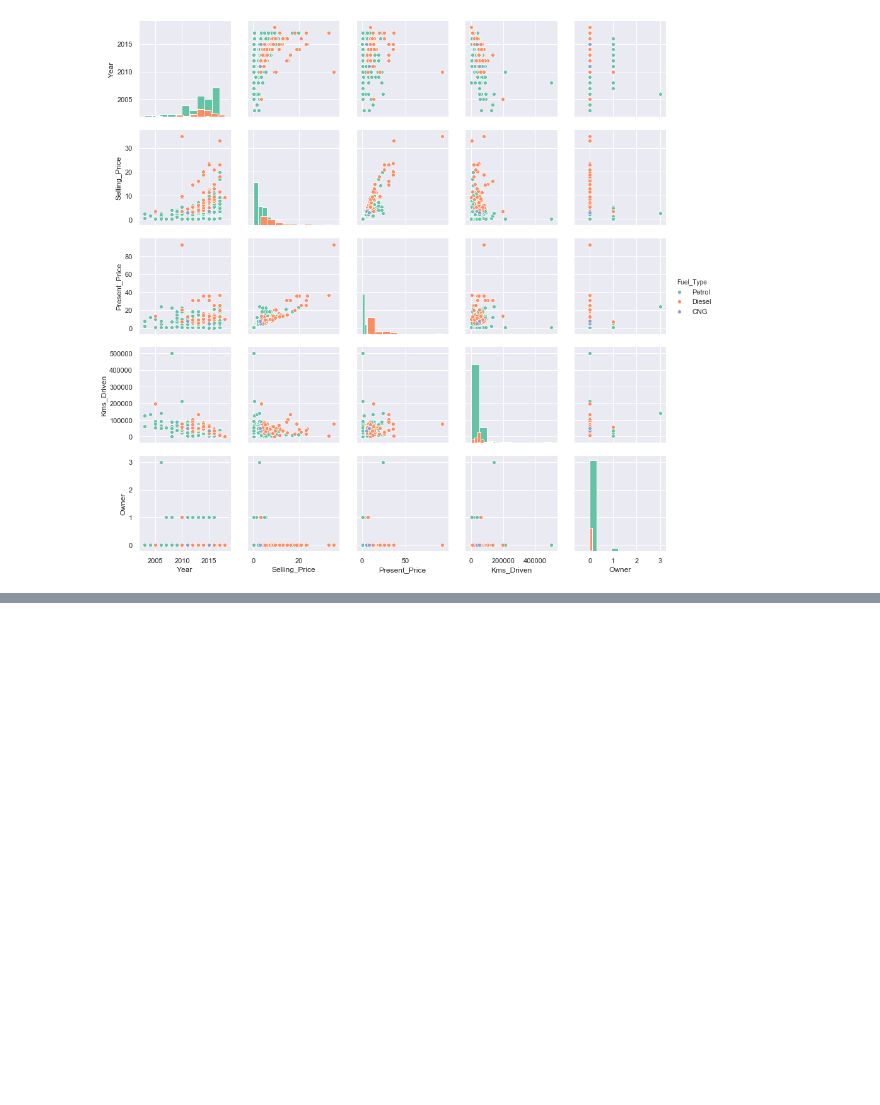
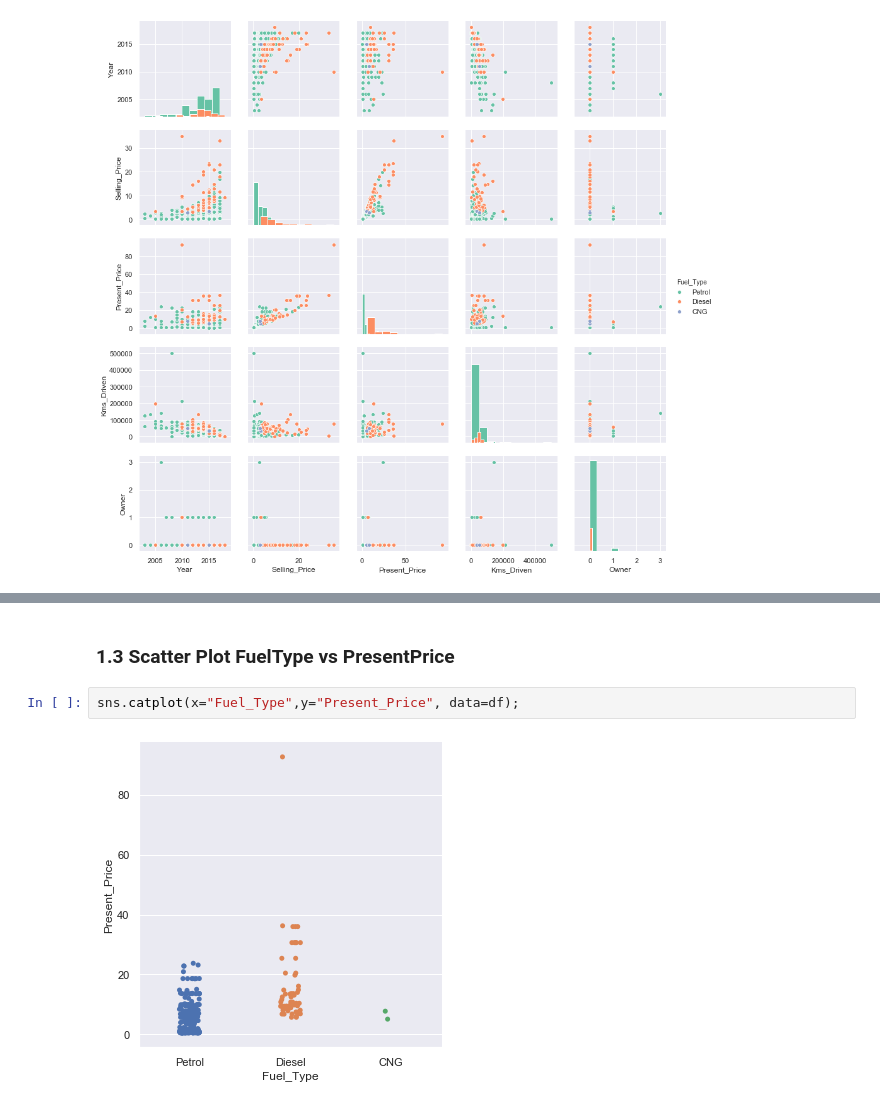
Before and after one commit to divaymohan/car_prediction, a Jupyter notebook: DataVisualization.ipynb, the cells around one changed output, grey strips where cells are left out. Cells and saved outputs as stored; diff of their text form; blank space fills up the shorter version.

```diff
--- a/DataVisualization.ipynb
+++ b/DataVisualization.ipynb
@@ -52,0 +110,6 @@ g = sns.pairplot(df, hue="Fuel_Type", palette="Set2",diag_kind="hist", height=2.
+# %% [markdown]
+### 1.3 Scatter Plot FuelType vs PresentPrice
+# %%
+sns.catplot(x="Fuel_Type",y="Present_Price", data=df);
+# %% [output]
+[figure, added]
```
Also changed, not shown: parts of 16 cells of this notebook.
